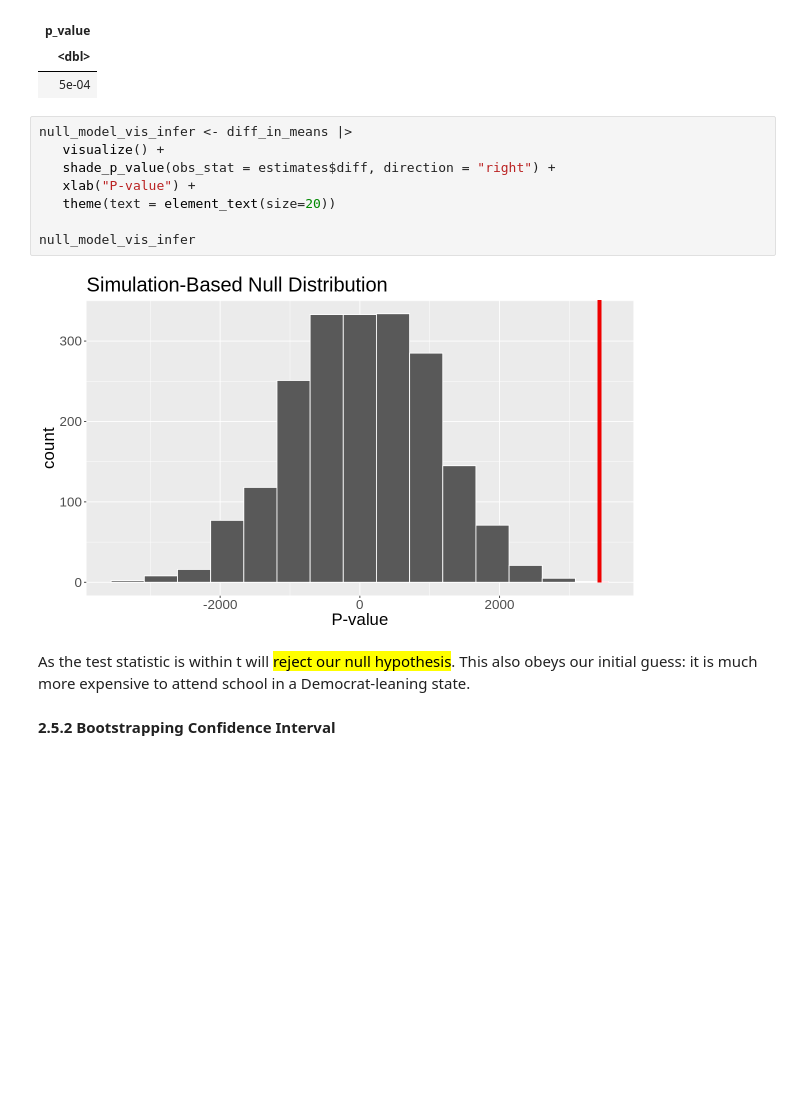
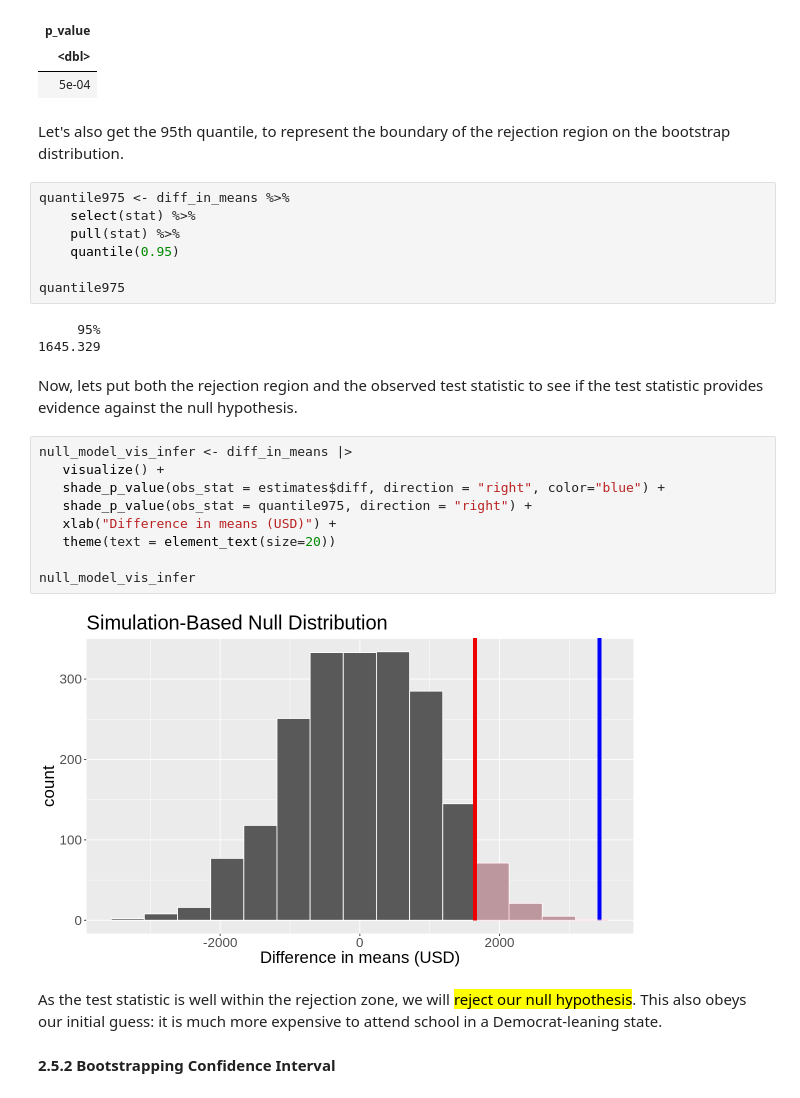
Before and after one commit to Jitao-Z/Difference_between_the_average_tuition_cost_in_Republican_and_Democrat_states, a Jupyter notebook: Final_report.ipynb, the cells around one changed output. Cells and saved outputs as stored; diff of their text form; blank space fills up the shorter version.

```diff
--- a/Final_report.ipynb
+++ b/Final_report.ipynb
@@ -332,18 +332,33 @@ A tibble: 1 × 1
 | p_value |
 | <dbl> |
 | 5e-04 |
+# %% [markdown]
+Let's also get the 95th quantile, to represent the boundary of the rejection region on the bootstrap distribution.
+# %%
+quantile975 <- diff_in_means %>%
+    select(stat) %>%
+    pull(stat) %>%
+    quantile(0.95)
+
+quantile975
+# %% [output]
+     95%
+1645.329
+# %% [markdown]
+Now, lets put both the rejection region and the observed test statistic to see if the test statistic provides evidence against the null hypothesis.
 # %%
 null_model_vis_infer <- diff_in_means |>
    visualize() +
-   shade_p_value(obs_stat = estimates$diff, direction = "right") +
-   xlab("P-value") +
+   shade_p_value(obs_stat = estimates$diff, direction = "right", color="blue") +
+   shade_p_value(obs_stat = quantile975, direction = "right") +
+   xlab("Difference in means (USD)") +
    theme(text = element_text(size=20))
 
 null_model_vis_infer
 # %% [output]
-[figure, old version]
+[figure, new version]
 # %% [markdown]
-As the test statistic is within t will <mark>reject our null hypothesis</mark>. This also obeys our initial guess: it is much more expensive to attend school in a Democrat-leaning state.
+As the test statistic is well within the rejection zone, we will <mark>reject our null hypothesis</mark>. This also obeys our initial guess: it is much more expensive to attend school in a Democrat-leaning state.
 # %% [markdown]
 __2.5.2 Bootstrapping Confidence Interval__
 # %% [markdown]
```
Also changed, not shown: parts of 2 cells of this notebook.
